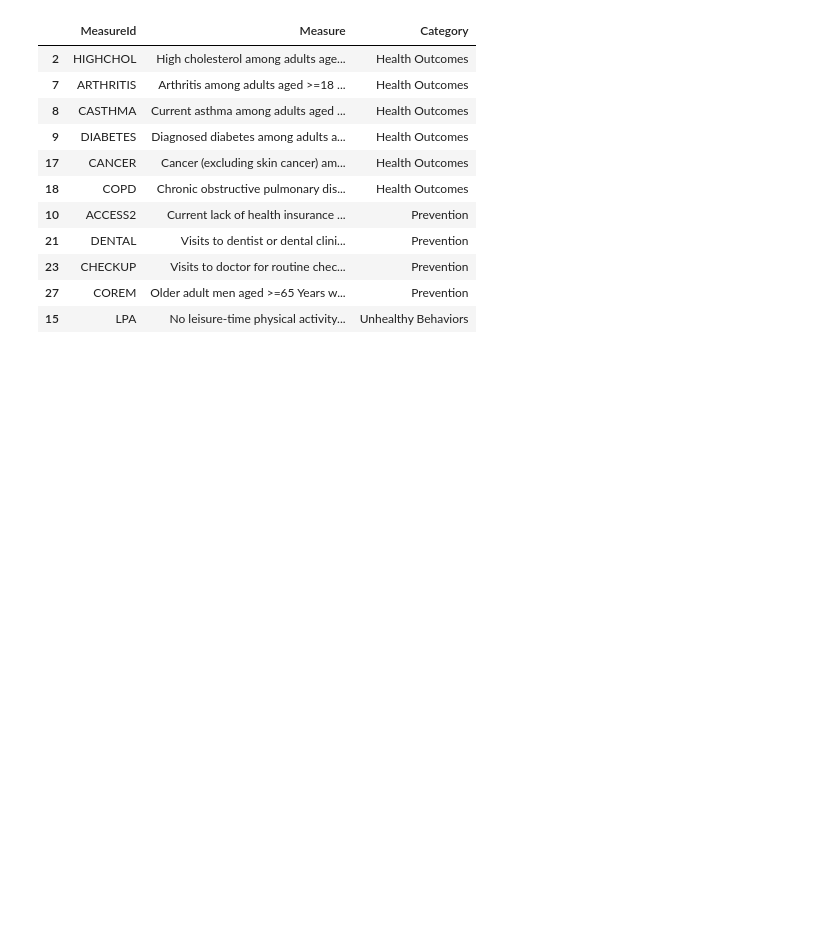
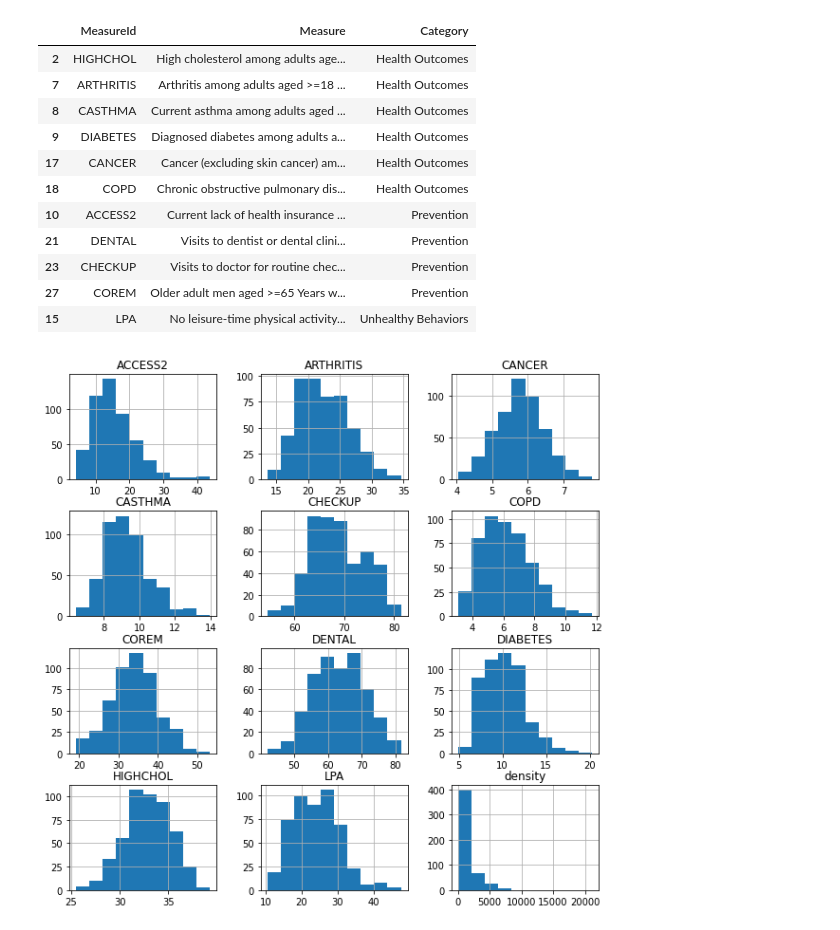
Before and after one commit to estella-zzz/data-science-projects, a Jupyter notebook: Covid19_vs_Population_Health/model/explore.ipynb, the cells around one changed output. Drawn from its saved outputs; the diff is of its cells as text; code cells hidden in the pictures; blank space fills up the shorter version.

```diff
--- a/Covid19_vs_Population_Health/model/explore.ipynb
+++ b/Covid19_vs_Population_Health/model/explore.ipynb
@@ -122,3 +133,9 @@ lookup.loc[lookup['MeasureId'].isin(significant_vars)][['MeasureId','Measure', '
 | 23 | CHECKUP | Visits to doctor for routine chec... | Prevention |
 | 27 | COREM | Older adult men aged >=65 Years w... | Prevention |
 | 15 | LPA | No leisure-time physical activity... | Unhealthy Behaviors |
+# %%
+significant_vars.remove('const')
+# %%
+df[significant_vars].hist(figsize = (10,10));
+# %% [output]
+[figure, added]
```
Also changed, not shown: parts of 17 cells of this notebook.
